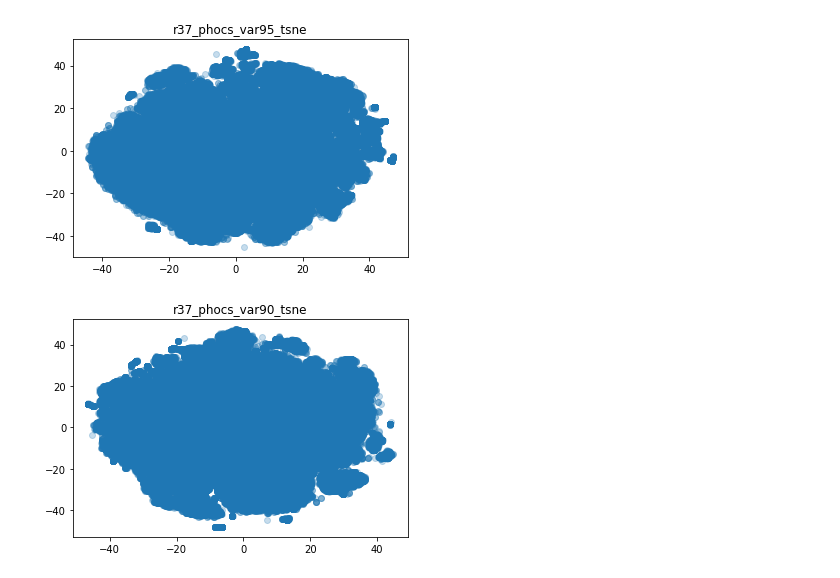
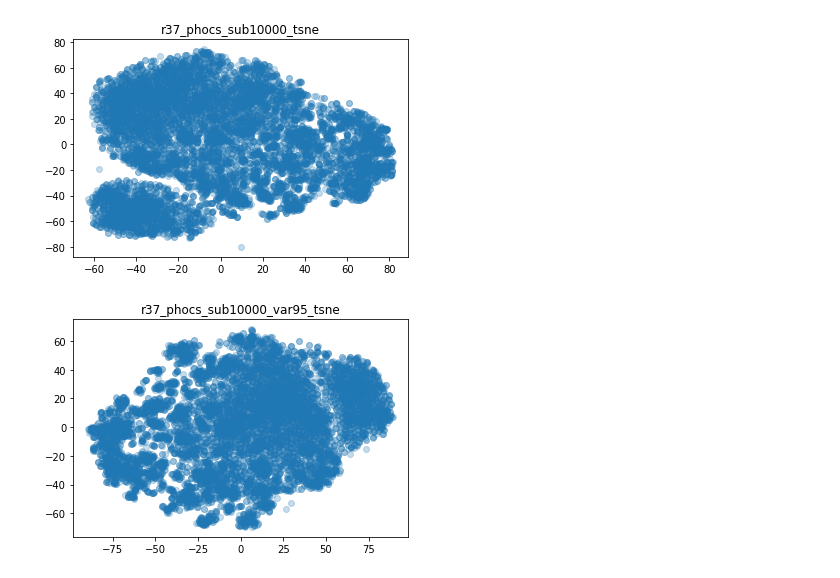
Before and after one commit to ColoredInsaneAsylums/PrivacySensitiveTranscription, a Jupyter notebook: image_processing/visualization/r37.ipynb, the cells around one changed output. Drawn from its saved outputs; the diff is of its cells as text; code cells hidden in the pictures.

```diff
--- a/image_processing/visualization/r37.ipynb
+++ b/image_processing/visualization/r37.ipynb
@@ -46,8 +44,8 @@ visualize('../phocnet_features/r37_phocs_tsne.pickle')
 # %%
-visualize('../phocnet_features/r37_phocs_var95_tsne.pickle')
+visualize('../phocnet_features/r37_phocs_sub10000_tsne.pickle')
 # %% [output]
-[figure, old version]
+[figure, new version]
 # %%
-visualize('../phocnet_features/r37_phocs_var90_tsne.pickle')
+visualize('../phocnet_features/r37_phocs_sub10000_var95_tsne.pickle')
 # %% [output]
-[figure, old version]
+[figure, new version]
```
Also changed, not shown: parts of 9 cells of this notebook, 1 other file.
